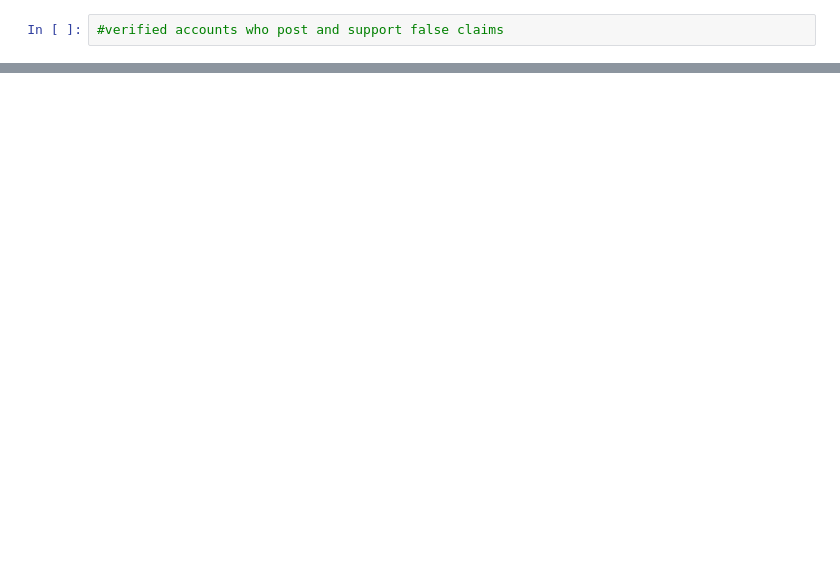
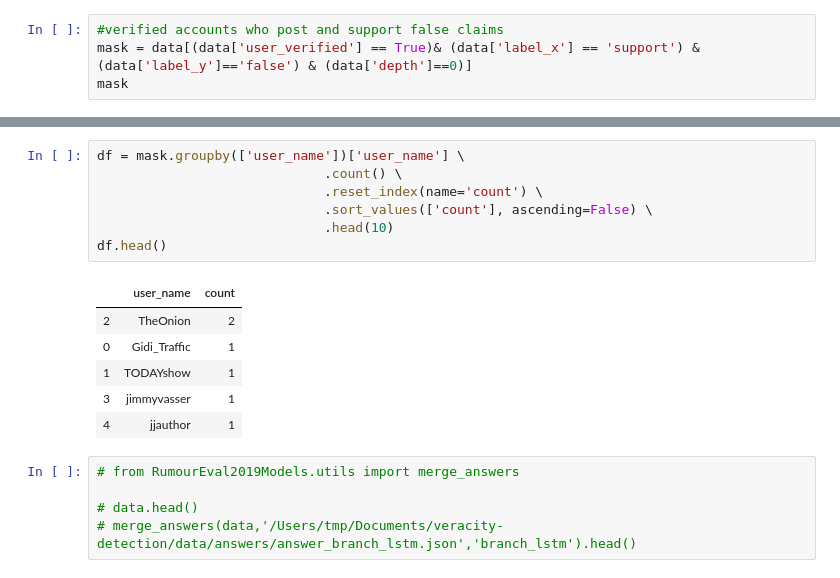
Before and after one commit to isspek/veracity-detection, a Jupyter notebook: src/data_explorer/data_explorer.ipynb, the cells around one changed output, grey strips where cells are left out. Saved outputs shown, nothing was run; the diff lists cells and outputs as text; blank space fills up the shorter version.

```diff
--- a/src/data_explorer/data_explorer.ipynb
+++ b/src/data_explorer/data_explorer.ipynb
@@ -100,2 +119,4 @@ fig.show()
 # %%
 #verified accounts who post and support false claims
+mask = data[(data['user_verified'] == True)& (data['label_x'] == 'support') & (data['label_y']=='false') & (data['depth']==0)]
+mask
@@ -101,0 +162,19 @@ fig.show()
+# %%
+df = mask.groupby(['user_name'])['user_name'] \
+                             .count() \
+                             .reset_index(name='count') \
+                             .sort_values(['count'], ascending=False) \
+                             .head(10)
+df.head()
+# %% [output]
+|  | user_name | count |
+| 2 | TheOnion | 2 |
+| 0 | Gidi_Traffic | 1 |
+| 1 | TODAYshow | 1 |
+| 3 | jimmyvasser | 1 |
+| 4 | jjauthor | 1 |
+# %%
+# from RumourEval2019Models.utils import merge_answers
+
+# data.head()
+# merge_answers(data,'/Users/tmp/Documents/veracity-detection/data/answers/answer_branch_lstm.json','branch_lstm').head()
```
Also changed, not shown: parts of 8 cells of this notebook, 12 other files.
